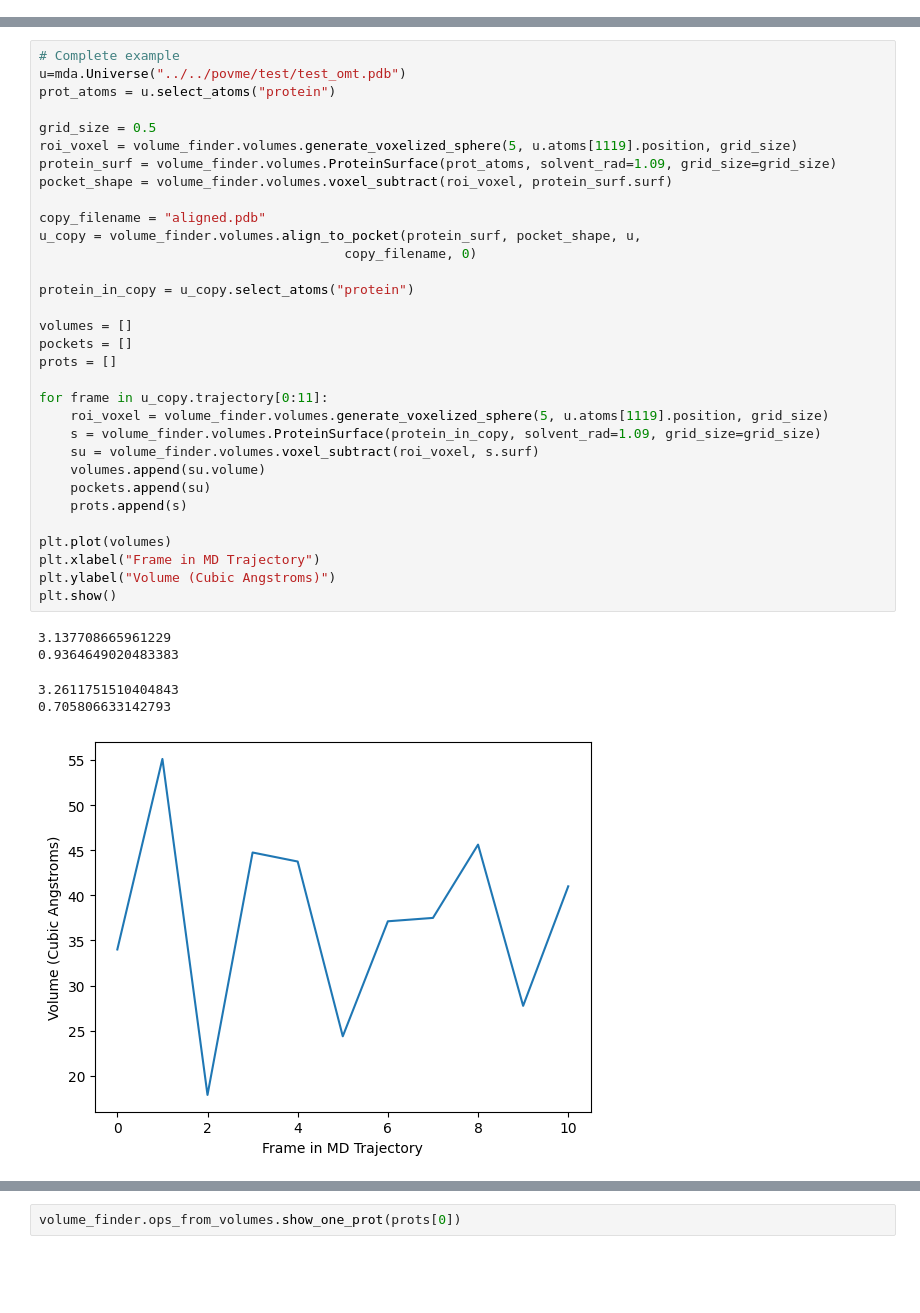
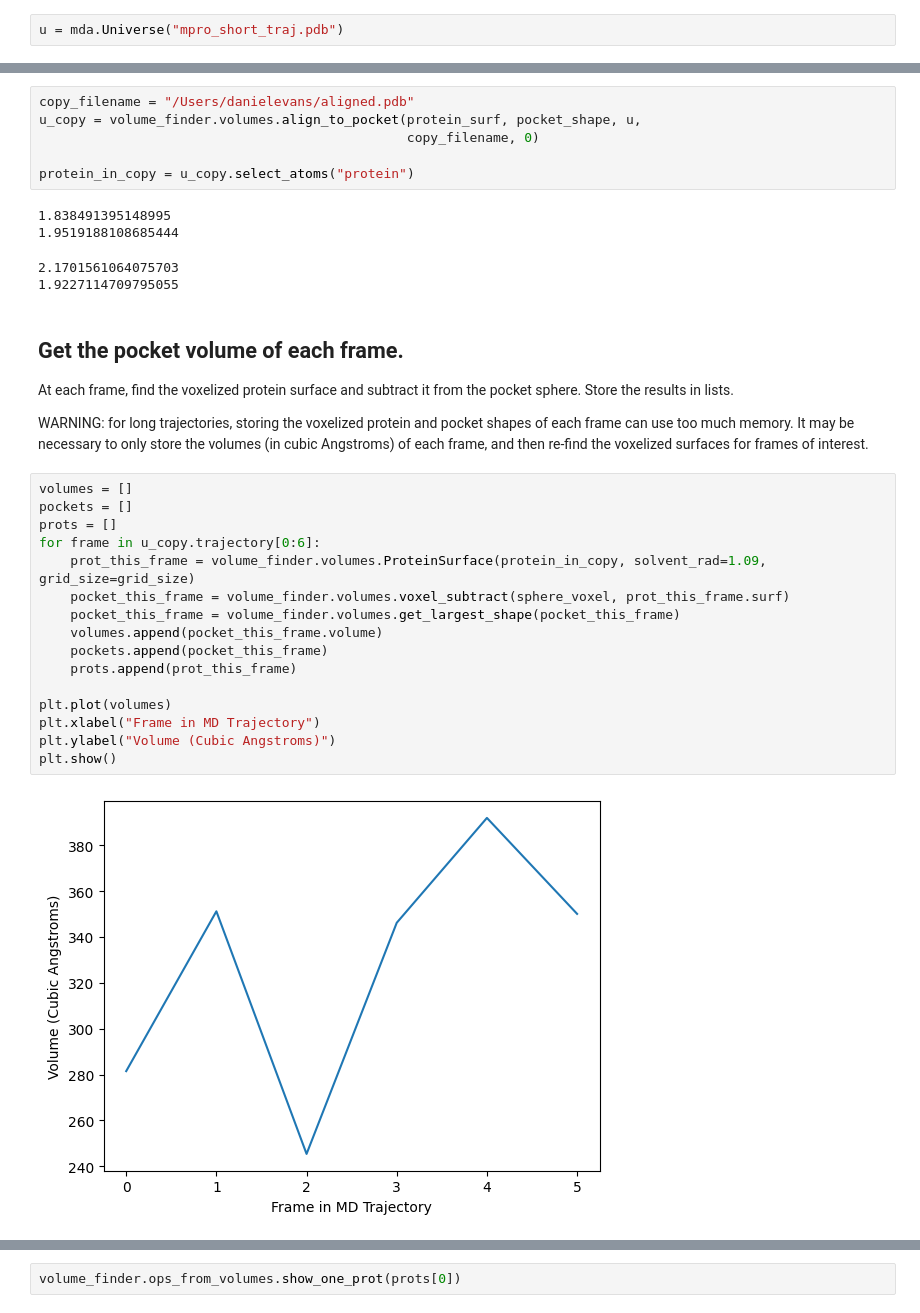
Before and after one commit to laulab-johnshopkins/evade, a Jupyter notebook: example.ipynb, the cells around one changed output, grey strips where cells are left out. Saved outputs shown, nothing was run; the diff lists cells and outputs as text; blank space fills up the shorter version.

```diff
--- a/example.ipynb
+++ b/example.ipynb
@@ -9,0 +10,2 @@ import matplotlib.pyplot as plt
+# %%
+u = mda.Universe("mpro_short_traj.pdb")
@@ -10,39 +69,36 @@ import matplotlib.pyplot as plt
+# %%
+copy_filename = "/Users/danielevans/aligned.pdb"
+u_copy = volume_finder.volumes.align_to_pocket(protein_surf, pocket_shape, u,
+                                               copy_filename, 0)
+
+protein_in_copy = u_copy.select_atoms("protein")
+# %% [output]
+1.838491395148995
+1.9519188108685444
+2.1701561064075703
+1.9227114709795055
+# %% [markdown]
+## Get the pocket volume of each frame.
+
+At each frame, find the voxelized protein surface and subtract it from the pocket sphere.  Store the results in lists.
+
+WARNING: for long trajectories, storing the voxelized protein and pocket shapes of each frame can use too much memory.  It may be necessary to only store the volumes (in cubic Angstroms) of each frame, and then re-find the voxelized surfaces for frames of interest.
 # %%
-# Complete example
-u=mda.Universe("../../povme/test/test_omt.pdb")
-prot_atoms = u.select_atoms("protein")
-
-grid_size = 0.5
-roi_voxel = volume_finder.volumes.generate_voxelized_sphere(5, u.atoms[1119].position, grid_size)
-protein_surf = volume_finder.volumes.ProteinSurface(prot_atoms, solvent_rad=1.09, grid_size=grid_size)
-pocket_shape = volume_finder.volumes.voxel_subtract(roi_voxel, protein_surf.surf)
-
-copy_filename = "aligned.pdb"
-u_copy = volume_finder.volumes.align_to_pocket(protein_surf, pocket_shape, u,
-                                       copy_filename, 0)
-
-protein_in_copy = u_copy.select_atoms("protein")
-
 volumes = []
 pockets = []
 prots = []
-
-for frame in u_copy.trajectory[0:11]:
-    roi_voxel = volume_finder.volumes.generate_voxelized_sphere(5, u.atoms[1119].position, grid_size)
-    s = volume_finder.volumes.ProteinSurface(protein_in_copy, solvent_rad=1.09, grid_size=grid_size)
-    su = volume_finder.volumes.voxel_subtract(roi_voxel, s.surf)
-    volumes.append(su.volume)
-    pockets.append(su)
-    prots.append(s)
+for frame in u_copy.trajectory[0:6]:
+    prot_this_frame = volume_finder.volumes.ProteinSurface(protein_in_copy, solvent_rad=1.09, grid_size=grid_size)
+    pocket_this_frame = volume_finder.volumes.voxel_subtract(sphere_voxel, prot_this_frame.surf)
+    pocket_this_frame = volume_finder.volumes.get_largest_shape(pocket_this_frame)
+    volumes.append(pocket_this_frame.volume)
+    pockets.append(pocket_this_frame)
+    prots.append(prot_this_frame)
 
 plt.plot(volumes)
 plt.xlabel("Frame in MD Trajectory")
 plt.ylabel("Volume (Cubic Angstroms)")
 plt.show()
 # %% [output]
-3.137708665961229
-0.9364649020483383
-3.2611751510404843
-0.705806633142793
-[figure, old version]
+[figure, new version]
 # %%
```
Also changed, not shown: parts of 16 cells of this notebook, 8 other files.
